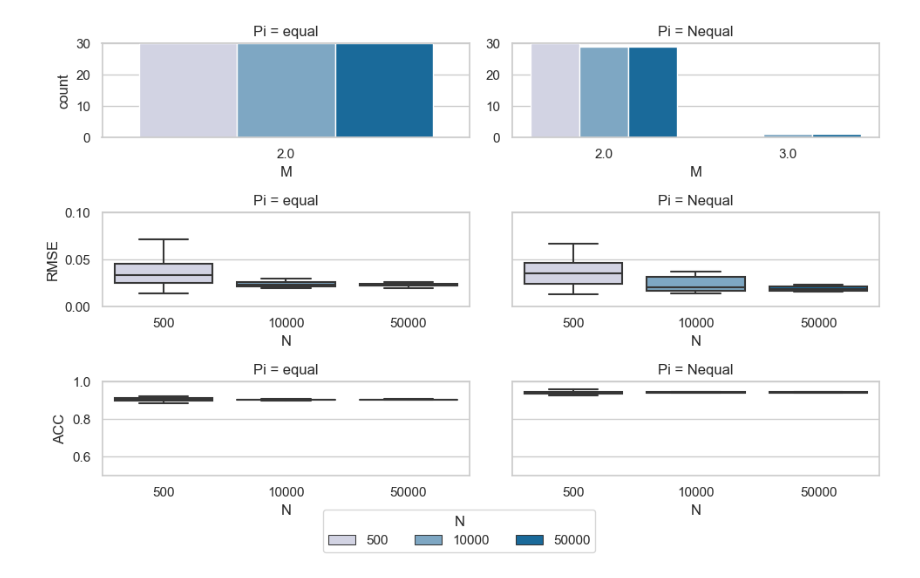
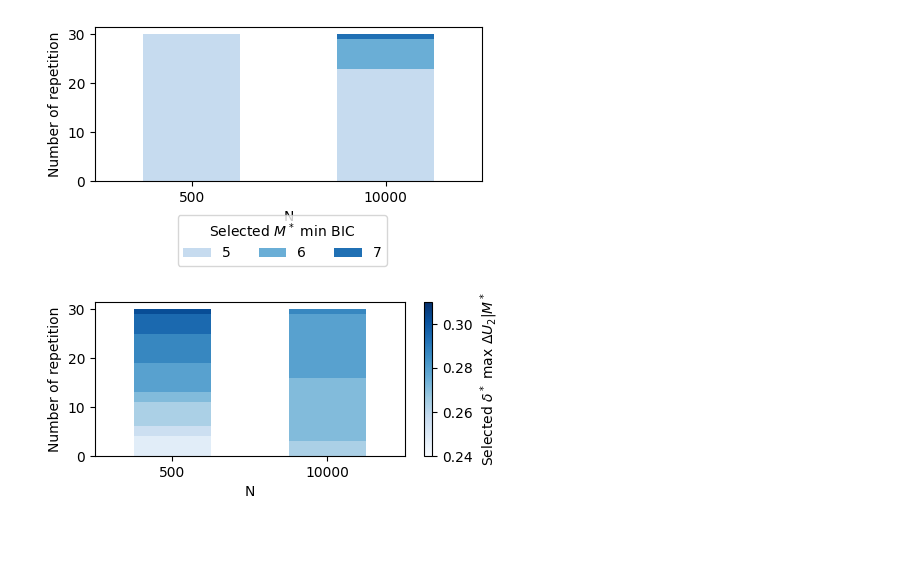
Before and after one commit to Sleep-Revolution/grayareaPy, a Jupyter notebook: ResultPlot.ipynb, the cells around one changed output. Cells and saved outputs as stored; diff of their text form; code cells hidden in the pictures; blank space fills up the shorter version.

```diff
--- a/ResultPlot.ipynb
+++ b/ResultPlot.ipynb
@@ -11,6 +11,81 @@ pd.options.mode.chained_assignment = None
 ##############################################################################
 run = RunExp()
 run = run.loadEXPPickle("./save_data/SimuMM.pickle")
+# %%
+
+nRep = 30
+
+result = pd.DataFrame(columns=["Threshold","NumClusters",
+                                        "CV_iteration","N","Exp"])
+nExp = range(len(run.dict_exp)-1)
+for exp in nExp:
+    for l in range(nRep):
+
+        tmp_ = run.dict_exp[exp]["Results"][l]
+        tmp = {
+            "Threshold": [],
+            "NumClusters": [],
+            "N": [],
+            "Exp": [],
+            "CV_iteration": []
+        }
+        tmp["Threshold"] = tmp_["threshold"]
+        tmp["NumClusters"] = tmp_["M"]
+        tmp["N"] = run.dict_exp[exp]["N"]
+        tmp["Exp"] = exp
+        tmp["CV_iteration"] = l
+        tmp
+        result = pd.concat((result,pd.DataFrame([tmp])),axis=0)
+
+results =pd.DataFrame(result,columns=["Threshold","NumClusters",
+                                      "CV_iteration","N","Exp"])
+results["N"] = results["N"].astype("str")
+results["N"] = results["N"].astype(pd.CategoricalDtype(["500","10000","50000"]))
+
+
+figsize = (5,2)
+ax = 0
+for ax in range(2):
+    fig, axes = plt.subplots(1, 1, figsize=figsize)
+    if ax == 0 :
+
+        palette = sns.color_palette("Blues",len(set(results['NumClusters'])))
+        saveresult = pd.crosstab(results['N'], results['NumClusters'])
+    else:
+        saveresult = pd.crosstab(results['N'], results['Threshold'])
+        palette = sns.color_palette("Blues",len(set(results['Threshold'])))
+    g = saveresult.plot(kind='bar', stacked=True,color=palette,ax=axes)
+    labelsx = [item.get_text() for item in axes.get_xticklabels()]
+    axes.set_ylabel("N")
+    axes.set_ylabel("Number of repetition")
+    axes.set_xticklabels(labelsx,rotation=-0)
+    handles, labels = axes.get_legend_handles_labels()
+    if ax == 0:
+        lgd=axes.legend(handles,labels,
+                   title="Selected $M^*$ min BIC",
+                   bbox_to_anchor=(0.5, -0.35),
+                   loc="lower center",
+                   bbox_transform=fig.transFigure,
+                   ncol=3)
+    else:
+#         lgd=axes.legend(handles,labels,
+#                    bbox_to_anchor=(0.5, -0.4),
+#                    loc="lower center",
+#                    bbox_transform=fig.transFigure,
+#                    ncol=2,
+#                     title="Selected $\delta^*$ max $\Delta U_2$|$M^*$")
+        axes.legend([],[], frameon=False)
+
+        norm = plt.Normalize(results['Threshold'].min(), results['Threshold'].max())
+        sm = plt.cm.ScalarMappable(cmap="Blues", norm=norm)
+
+        cbar = axes.figure.colorbar(sm, ax=g)
+        cbar.ax.set_ylabel("Selected $\delta^*$ max $\Delta U_2$|$M^*$")
+    # fig.savefig("SimuSelec"+str(ax), bbox_extra_artists=(lgd,), bbox_inches='tight')
+#     axes[0,ax].tick_params(bottom = False,labelleft=False)
+# %% [output]
+[figure, added]
+[figure, added]
 # %%
 ##############################################################################
 #############################  DATASET FOR PLOTS #############################
@@ -91,8 +166,6 @@ lgd = fig.legend(handles,labels,
            ncol=3)
 fig.tight_layout()
 fig.savefig("./figure/SimuRes", bbox_extra_artists=(lgd,), bbox_inches='tight')
-# %% [output]
-[figure, removed]
 # %%
 #######################################################################################
 ############################# CONFUSION MATRIX PLOTS ##################################
```
Also changed, not shown: parts of 2 cells of this notebook, 18 other files.
